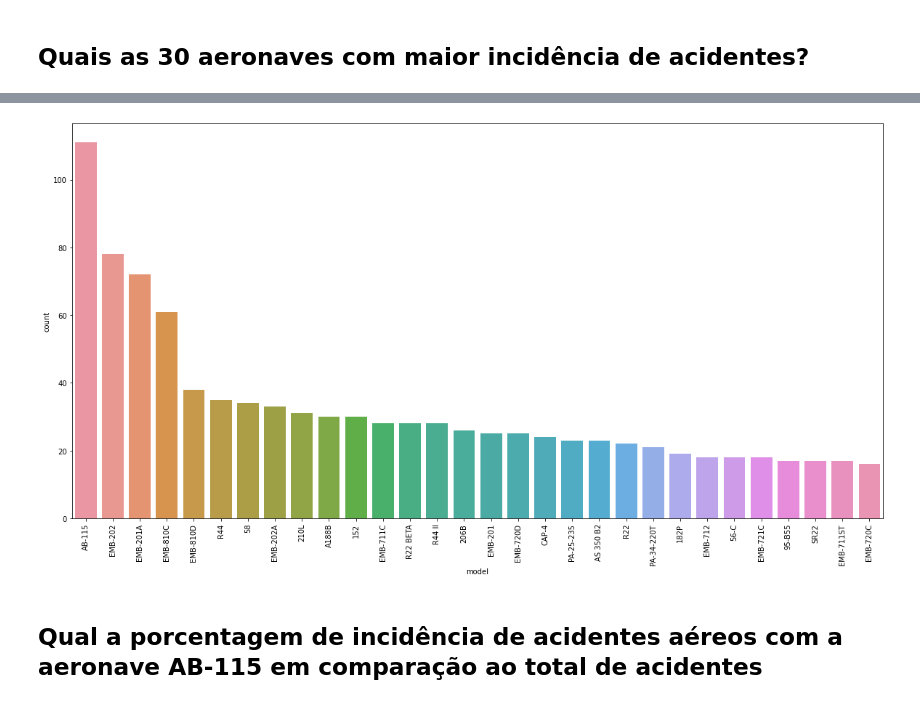
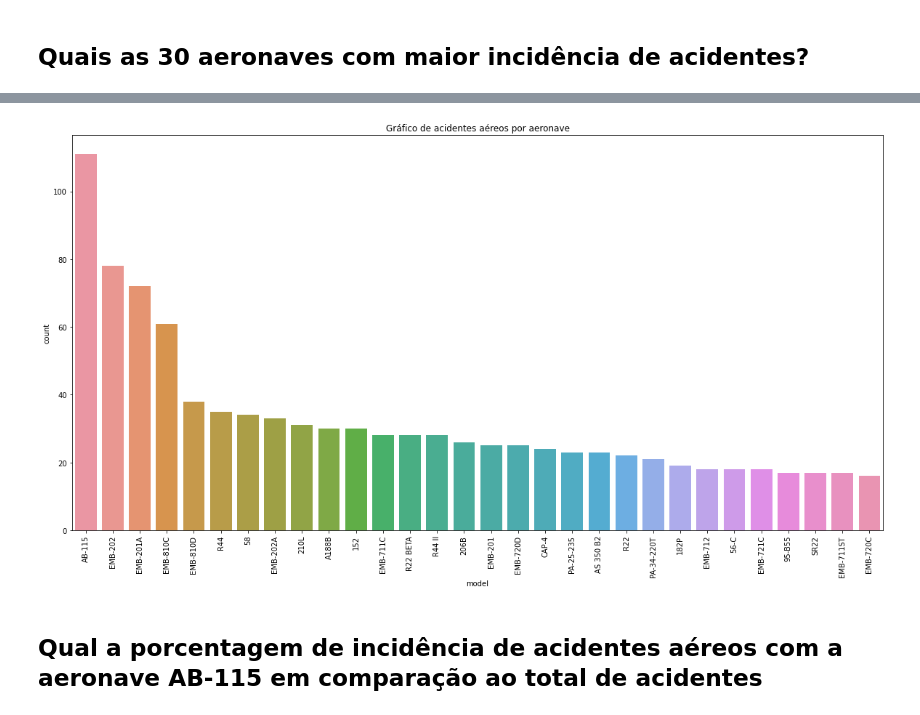
Before and after one commit to thiagoteles10/acidentes_aeronauticos, a Jupyter notebook: acidentes_aeronáuticos(parte_1).ipynb, the cells around one changed output, grey strips where cells are left out. Cells and saved outputs as stored; diff of their text form; code cells hidden in the pictures.

```diff
--- a/acidentes_aeronáuticos(parte_1).ipynb
+++ b/acidentes_aeronáuticos(parte_1).ipynb
@@ -149,10 +149,11 @@ EMB-720C       16
 Name: model, dtype: int64
 # %%
 plt.figure(figsize=(20,10));
+plt.title('Gráfico de acidentes aéreos por aeronave')
 sns.countplot(data=df, x='model', order=df_avioes.index);
 plt.xticks(rotation=90);
 # %% [output]
-[figure, old version]
+[figure, new version]
 # %% [markdown]
 ## **Qual a porcentagem de incidência de acidentes aéreos com a aeronave AB-115 em comparação ao total de acidentes**
 # %%
```
Also changed, not shown: parts of 13 cells of this notebook.
